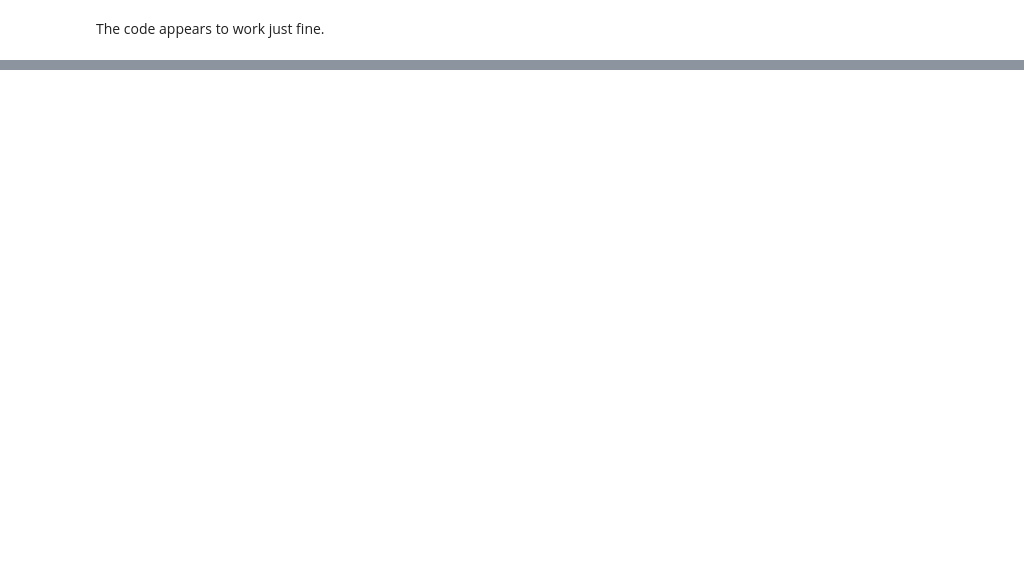
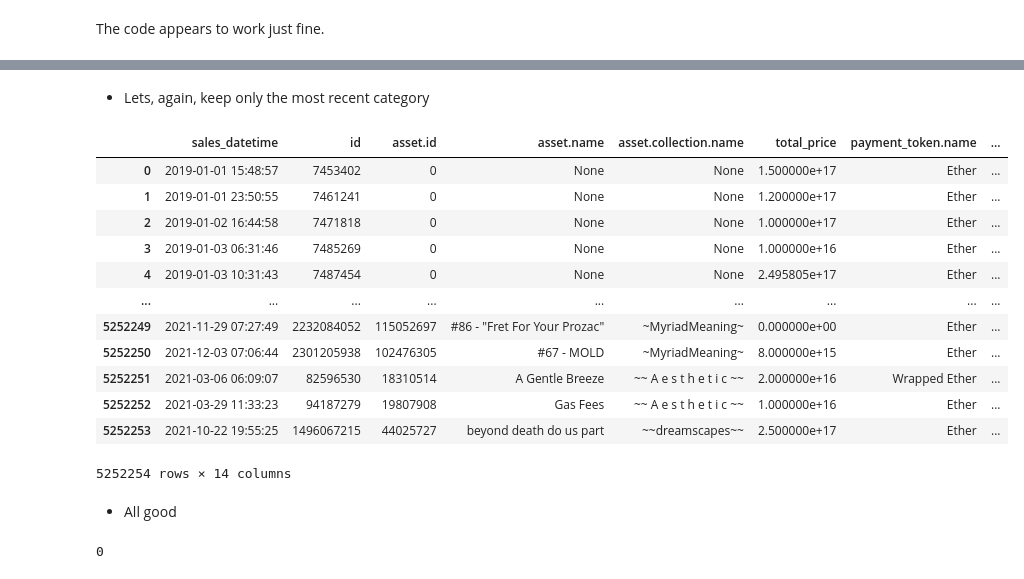
Before and after one commit to HliasMpGH/digital-transactions-mining, a Jupyter notebook: data_description.ipynb, the cells around one changed output, grey strips where cells are left out. Drawn from its saved outputs; the diff is of its cells as text; code cells hidden in the pictures; blank space fills up the shorter version.

```diff
--- a/data_description.ipynb
+++ b/data_description.ipynb
@@ -407,0 +445,17 @@ The code appears to work just fine.
+# %%
+# Sort by address and transaction date in descending order
+nft_sorted = nft.sort_values(by=["seller.address", "sales_datetime"], ascending=[True, False])
+
+# Identify the most recent name for each seller address
+most_recent_name = (
+    nft_sorted.groupby("seller.address", as_index=False).first()[["seller.address", "seller.user.username"]]
+)
+
+# Merge the most recent names back into the original dataframe
+nft = nft.merge(most_recent_name, on="seller.address", how='left', suffixes=("", "_most_recent"))
+
+# Replace seller.user.username with the most recent name where necessary
+nft["seller.user.username"] = nft["seller.user.username_most_recent"]
+nft.drop(columns=["seller.user.username_most_recent"], inplace=True)
+
+nft.head()
@@ -407,0 +505,2 @@ The code appears to work just fine.
+# %%
+nft["total_price"] = nft["total_price"].astype(float)
@@ -407,0 +525,3 @@ The code appears to work just fine.
+# %%
+nft["test"] = nft.index + 1
+nft["test"]
@@ -407,0 +578,46 @@ The code appears to work just fine.
+# %% [markdown]
+* Lets, again, keep only the most recent category
+# %%
+# Sort by asset_id and transaction_date in descending order
+nft_sorted = nft.sort_values(by=["asset.id", "sales_datetime"], ascending=[True, False])
+
+# Identify the most recent category for each asset_id
+most_recent_category = (
+    nft_sorted.groupby("asset.id", as_index=False).first()[["asset.id", "Category"]]
+)
+
+# Merge the most recent category back into the original dataframe
+nft = nft.merge(most_recent_category, on="asset.id", suffixes=("", "_most_recent"))
+
+# Replace Category with the most recent category where necessary
+nft["Category"] = nft["Category_most_recent"]
+nft.drop(columns=["Category_most_recent"], inplace=True)
+# %% [output]
+|  | sales_datetime | id | asset.id | asset.name | asset.collection.name | total_price | payment_token.name | ... |
+| 0 | 2019-01-01 15:48:57 | 7453402 | 0 | None | None | 1.500000e+17 | Ether | ... |
+| 1 | 2019-01-01 23:50:55 | 7461241 | 0 | None | None | 1.200000e+17 | Ether | ... |
+| 2 | 2019-01-02 16:44:58 | 7471818 | 0 | None | None | 1.000000e+17 | Ether | ... |
+| 3 | 2019-01-03 06:31:46 | 7485269 | 0 | None | None | 1.000000e+16 | Ether | ... |
+| 4 | 2019-01-03 10:31:43 | 7487454 | 0 | None | None | 2.495805e+17 | Ether | ... |
+| ... | ... | ... | ... | ... | ... | ... | ... | ... |
+| 5252249 | 2021-11-29 07:27:49 | 2232084052 | 115052697 | #86 - "Fret For Your Prozac" | ~MyriadMeaning~ | 0.000000e+00 | Ether | ... |
+| 5252250 | 2021-12-03 07:06:44 | 2301205938 | 102476305 | #67 - MOLD | ~MyriadMeaning~ | 8.000000e+15 | Ether | ... |
+| 5252251 | 2021-03-06 06:09:07 | 82596530 | 18310514 | A Gentle Breeze | ~~ A e s t h e t i c ~~ | 2.000000e+16 | Wrapped Ether | ... |
+| 5252252 | 2021-03-29 11:33:23 | 94187279 | 19807908 | Gas Fees | ~~ A e s t h e t i c ~~ | 1.000000e+16 | Ether | ... |
+| 5252253 | 2021-10-22 19:55:25 | 1496067215 | 44025727 | beyond death do us part | ~~dreamscapes~~ | 2.500000e+17 | Ether | ... |
+5252254 rows × 14 columns
+# %% [markdown]
+* All good
+# %%
+# Group by asset_id and check the number of unique collection names
+multi_name_assets = (
+    nft.groupby("asset.id")["Category"]
+    .nunique()
+    .reset_index()
+    .query("`Category` > 1") # backticks used because the column name is not valid in python
+)
+
+# Get assets with multiple collection names
+len(multi_name_assets)
+# %% [output]
+0
```
Also changed, not shown: parts of 17 cells of this notebook, 2 other files.
